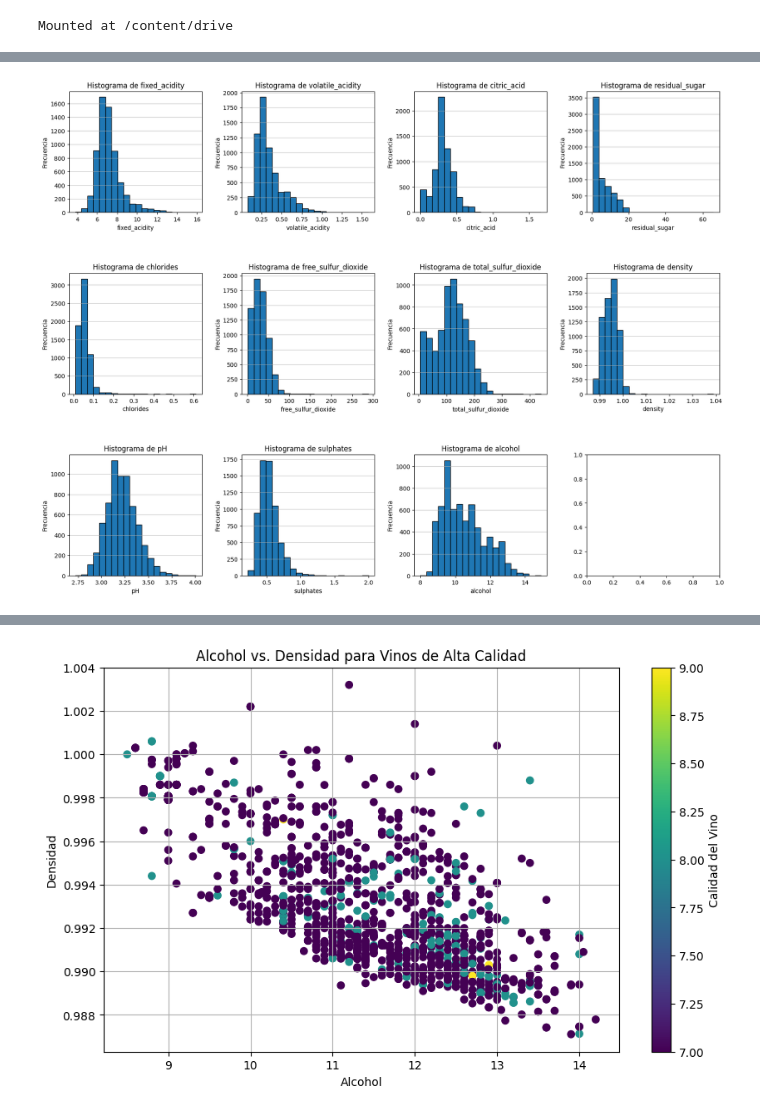
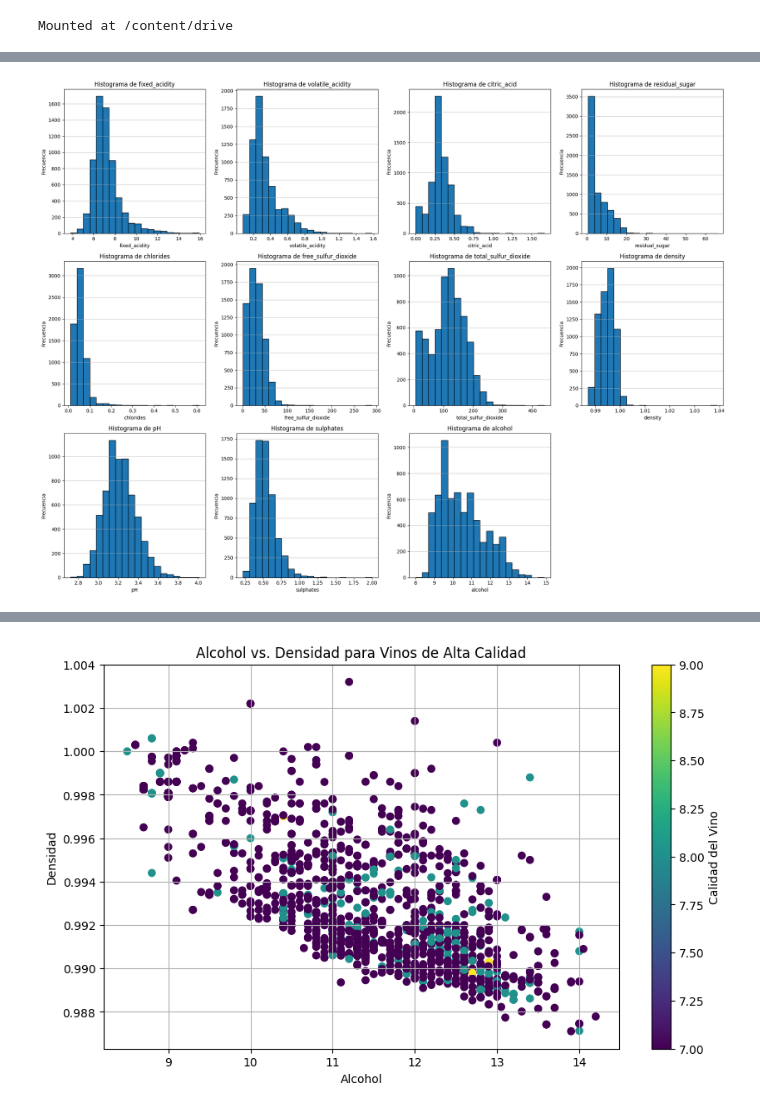
Before and after one commit to Aryy234/study, a Jupyter notebook: 7-semester/ML/wineQuality.ipynb, the cells around one changed output, grey strips where cells are left out. Drawn from its saved outputs; the diff is of its cells as text; code cells hidden in the pictures.

```diff
--- a/7-semester/ML/wineQuality.ipynb
+++ b/7-semester/ML/wineQuality.ipynb
@@ -71,33 +71,53 @@ except ImportError:
 # Obtener el conjunto de datos
 wine_quality = fetch_ucirepo(id=186)
 X = wine_quality.data.features
 variable_info = wine_quality.variables
 
 # Calcular el número de filas y columnas para la figura
 num_continuous = variable_info['type'].eq('Continuous').sum()
 num_cols = 4  # Número de columnas (histogramas por fila)
 num_rows = (num_continuous + num_cols - 1) // num_cols  # Número de filas
 
 # Crear la figura y los subplots
 fig, axes = plt.subplots(num_rows, num_cols, figsize=(20, 5 * num_rows))
 fig.subplots_adjust(hspace=0.5, wspace=0.3)
 
 # Iterar sobre las variables continuas y crear los histogramas
 ax_index = 0
 for index, row in variable_info.iterrows():
     if row['type'] == 'Continuous':
         row_index = ax_index // num_cols
         col_index = ax_index % num_cols
-        ax = axes[row_index, col_index]
+        # Handle the case where axes is a 1D array (only one row)
+        if num_rows == 1:
+            ax = axes[col_index]
+        else:
+            ax = axes[row_index, col_index]
         ax.hist(X[row['name']], bins=20, edgecolor='black')
         ax.set_title(f'Histograma de {row["name"]}')
         ax.set_xlabel(row['name'])
         ax.set_ylabel('Frecuencia')
         ax.grid(axis='y', alpha=0.75)
         ax_index += 1
 
+# Eliminar los subplots vacíos si los hay
+if num_continuous < num_rows * num_cols:
+    for i in range(num_continuous, num_rows * num_cols):
+        row_index = i // num_cols
+        col_index = i % num_cols
+        # Handle the case where axes is a 1D array
+        if num_rows == 1:
+            if col_index < num_cols:
+                fig.delaxes(axes[col_index])
+        else:
+            if row_index < num_rows and col_index < num_cols:
+                fig.delaxes(axes[row_index, col_index])
+
+# Ajustar el layout para evitar superposiciones
+plt.tight_layout()
+
 # Mostrar la figura
 plt.show()
 # %% [output]
-[figure, old version]
+[figure, new version]
 # %% [markdown]
```
Also changed, not shown: parts of 1 cell of this notebook.
